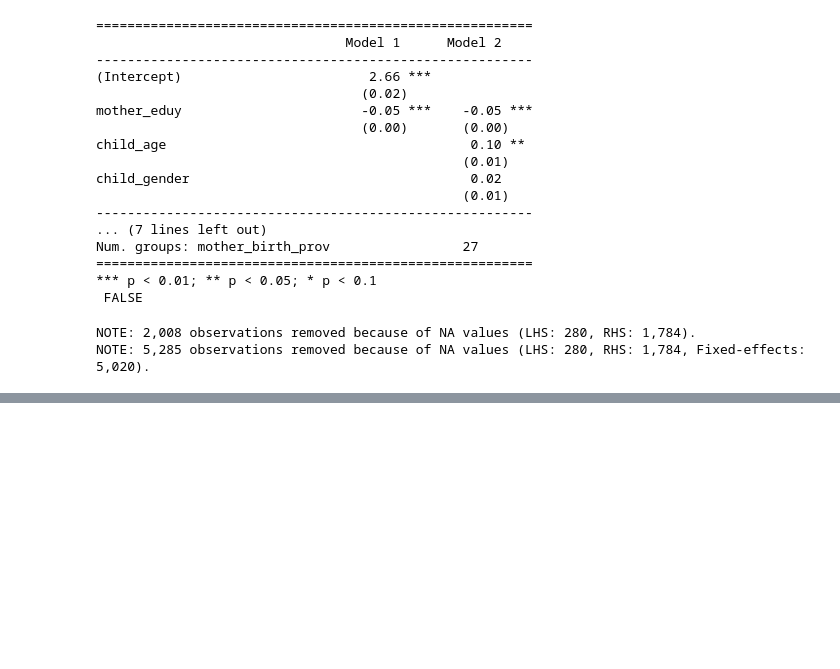
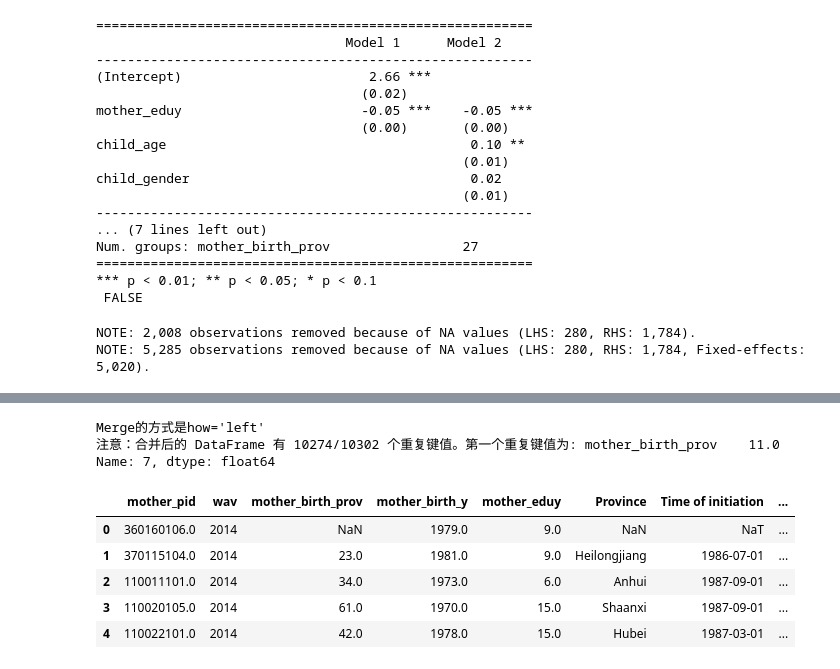
Before and after one commit to itsaquestion/Replication, a Jupyter notebook: cui2019/data3.ipynb, the cells around one changed output, grey strips where cells are left out. Cells and saved outputs as stored; diff of their text form; code cells hidden in the pictures; blank space fills up the shorter version.

```diff
--- a/cui2019/data3.ipynb
+++ b/cui2019/data3.ipynb
@@ -157,0 +207,4 @@ NOTE: 5,285 observations removed because of NA values (LHS: 280, RHS: 1,784, Fix
+# %%
+# 计划生育政策实施的年份，和影响的第一代人
+csl_df = pd.read_excel('./CSLs_year_prov.xlsx')
+csl_df.head()
@@ -157,0 +230,13 @@ NOTE: 5,285 observations removed because of NA values (LHS: 280, RHS: 1,784, Fix
+# %%
+data_str = '11:北京市, 12:天津市, 13:河北省, 14:山西省, 15:内蒙古自治区, 21:辽宁省, 22:吉林省, 23:黑龙江省, 31:上海市, 32:江苏省, 33:浙江省, 34:安徽省, 35:福建省, 36:江西省, 37:山东省, 41:河南省, 42:湖北省, 43:湖南省, 44:广东省, 45:广西, 46:海南省, 50:重庆市, 51:四川省, 52:贵州省, 53:云南省, 54:西藏自治区, 61:陕西省, 62:甘肃省, 63:青海省, 64:宁夏, 65:新疆, 99:数据缺失'
+data_str = data_str.replace('省','').replace('市','').replace('自治区','')
+# 将字符串分割为单独的省份数据
+data_list = data_str.split(', ')
+
+# 分割每个省份数据为id和名称
+data_split = [item.split(':') for item in data_list]
+
+# 创建DataFrame
+prov_id_cn = pd.DataFrame(data_split, columns=['prov_id', 'prov_cn'])
+
+prov_id_cn.head()
@@ -157,0 +250,4 @@ NOTE: 5,285 observations removed because of NA values (LHS: 280, RHS: 1,784, Fix
+# %%
+csl_df = safe_merge(csl_df, prov_id_cn)
+csl_df.prov_id = csl_df.prov_id.astype(int)
+csl_df.info()
@@ -157,0 +269,14 @@ NOTE: 5,285 observations removed because of NA values (LHS: 280, RHS: 1,784, Fix
+# %%
+# 省份当然是有重复的
+expos_df=safe_merge(reg_df[['mother_pid','wav','mother_birth_prov','mother_birth_y','mother_eduy']],csl_df,left_on='mother_birth_prov',right_on='prov_id')
+expos_df.head()
+# %% [output]
+Merge的方式是how='left'
+注意：合并后的 DataFrame 有 10274/10302 个重复键值。第一个重复键值为: mother_birth_prov    11.0
+Name: 7, dtype: float64
+|  | mother_pid | wav | mother_birth_prov | mother_birth_y | mother_eduy | Province | Time of initiation | ... |
+| 0 | 360160106.0 | 2014 | NaN | 1979.0 | 9.0 | NaN | NaT | ... |
+| 1 | 370115104.0 | 2014 | 23.0 | 1981.0 | 9.0 | Heilongjiang | 1986-07-01 | ... |
+| 2 | 110011101.0 | 2014 | 34.0 | 1973.0 | 6.0 | Anhui | 1987-09-01 | ... |
+| 3 | 110020105.0 | 2014 | 61.0 | 1970.0 | 15.0 | Shaanxi | 1987-09-01 | ... |
+| 4 | 110022101.0 | 2014 | 42.0 | 1978.0 | 15.0 | Hubei | 1987-03-01 | ... |
```
Also changed, not shown: parts of 20 cells of this notebook, 1 other file.
